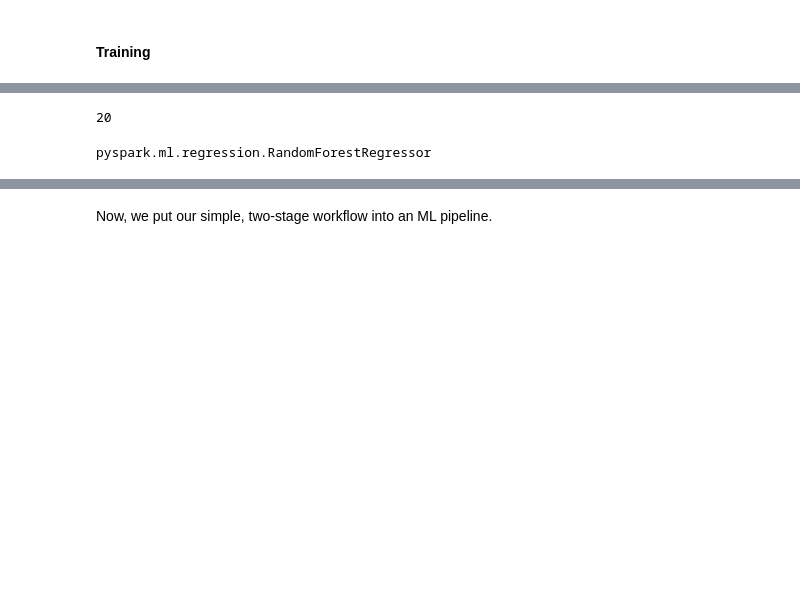
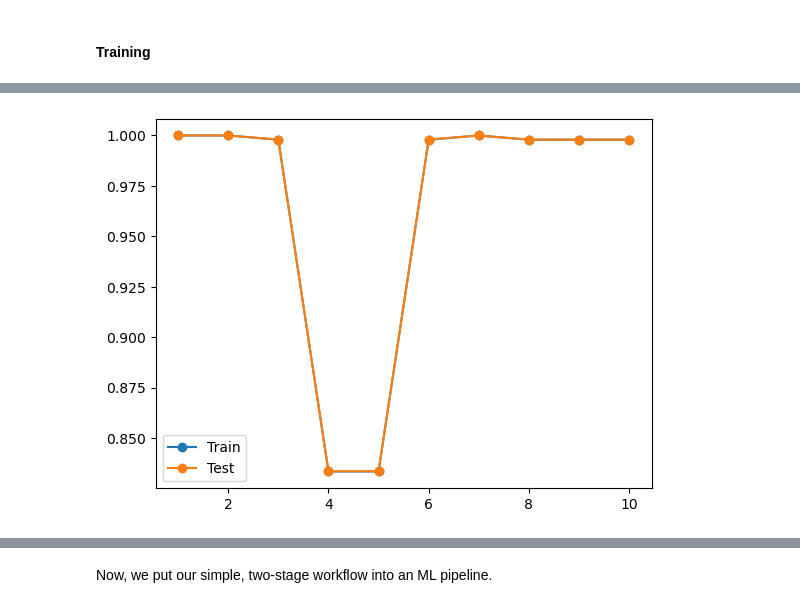
Before and after one commit to AJBrachoRodriguez/Fraud-Detection, a Jupyter notebook: notebook.ipynb, the cells around one changed output, grey strips where cells are left out. Saved outputs shown, nothing was run; the diff lists cells and outputs as text; code cells hidden in the pictures; blank space fills up the shorter version.

```diff
--- a/notebook.ipynb
+++ b/notebook.ipynb
@@ -1379,0 +1179,2 @@ lr = LogisticRegression()
+# %%
+predictions = modelRF.transform(test)
@@ -1380,2 +1199,4 @@ lr = LogisticRegression()
+# %%
+rf = RandomForestClassifier(labelCol="isFraud", featuresCol="my_features")
 # %%
 print(rf.explainParams())
@@ -1406,2 +1202,0 @@ rf.getMaxDepth()
-# %%
-model_RF = rf.fit(train)
@@ -1426,8 +1203,36 @@ model_RF = rf.fit(train)
-# %%
-rf.getNumTrees()
-# %% [output]
-20
-# %%
-type(rf)
-# %% [output]
-pyspark.ml.regression.RandomForestRegressor
+# %%
+# visualization of the overfitting
+
+# define the tree depths to evaluate
+values = [i for i in range(1, 11)]
+train_scores = []
+test_scores = []
+# evaluate a decision tree for each depth
+for i in values:
+ # configure the model
+ rf = RandomForestClassifier(labelCol="isFraud", featuresCol="my_features", maxDepth=1, numTrees=i)
+ # configure the evaluators and metrics
+ evaluator = BinaryClassificationEvaluator(rawPredictionCol="prediction", labelCol="isFraud")
+ metrics = MulticlassClassificationEvaluator(predictionCol="prediction",labelCol="isFraud")
+ # fit model on the training dataset
+ modelRF = rf.fit(train)
+ # predictions on the training dataset
+ predictions = modelRF.transform(train)
+ # evaluate on the train dataset
+ train_accuracy = metrics.evaluate(predictions, {metrics.metricName:"accuracy"})
+ train_scores.append(train_accuracy)
+ # evaluate on the test dataset
+ predictions = modelRF.transform(test)
+ test_accuracy = metrics.evaluate(predictions, {metrics.metricName:"accuracy"})
+ test_scores.append(test_accuracy)
+ # summarize progress
+ print('>%d, train: %.3f, test: %.3f' % (i, train_accuracy, test_accuracy))
+# %%
+# plot of train and test scores vs tree depth
+
+mpt.plot(values, train_scores, '-o', label='Train')
+mpt.plot(values, test_scores, '-o', label='Test')
+mpt.legend()
+mpt.show()
+# %% [output]
+[figure, added]
```
Also changed, not shown: parts of 197 cells of this notebook.
